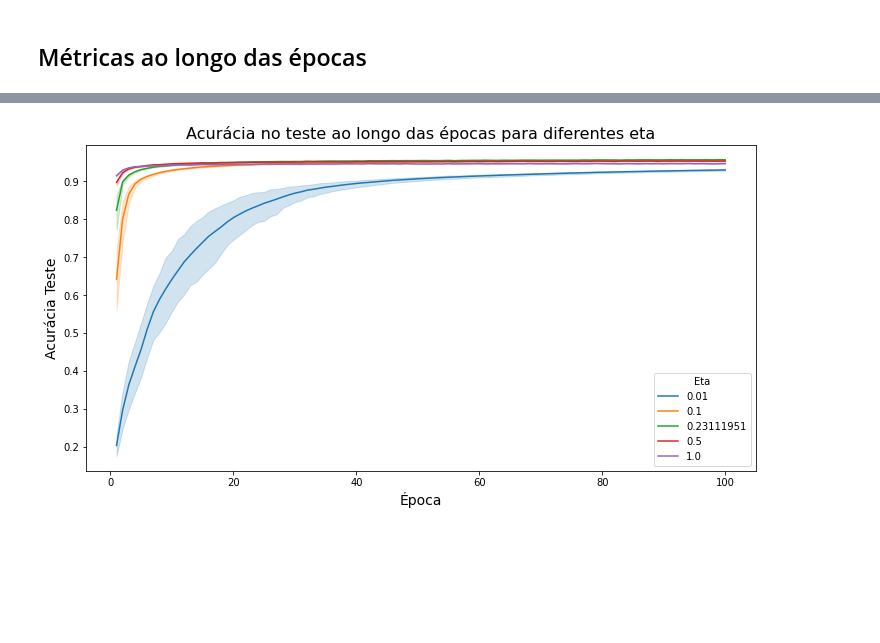
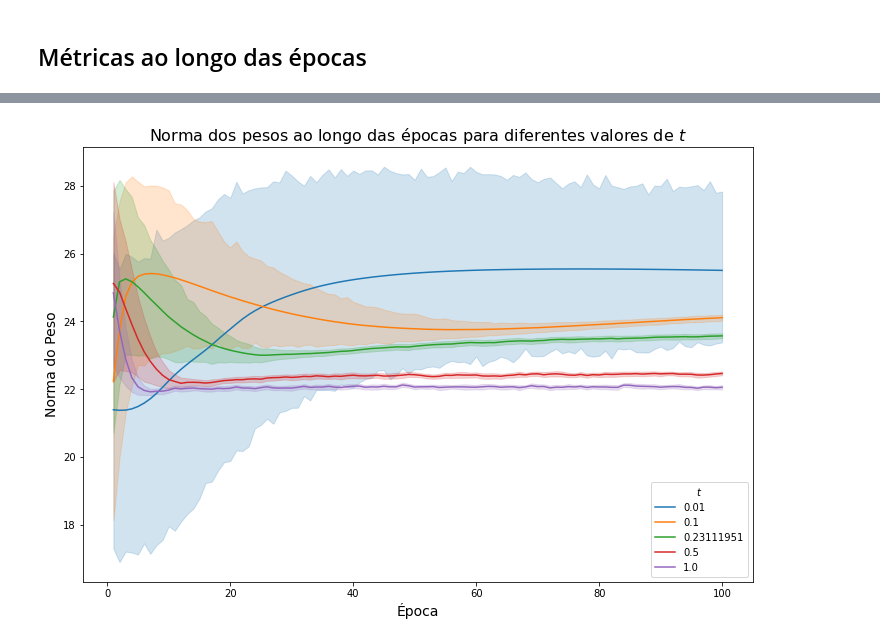
Before and after one commit to vitormgou/FDIPA-ANN, a Jupyter notebook: filtragem_resultados.ipynb, the cells around one changed output, grey strips where cells are left out. Saved outputs shown, nothing was run; the diff lists cells and outputs as text; code cells hidden in the pictures; blank space fills up the shorter version.

Commit message:
Finalização da parte de variação do tamanho do passo t

```diff
--- a/filtragem_resultados.ipynb
+++ b/filtragem_resultados.ipynb
@@ -504,10 +557,12 @@ acuracia_teste_eta_ts.sample(10)
 # %%
-plt.figure(figsize=(12, 6))
-sns.lineplot(x="epoca", y="acuracia_teste", hue='passo_inicial', data=acuracia_teste_eta_ts, palette = "tab10")
-plt.title('Acurácia no teste ao longo das épocas para diferentes eta', fontsize=16)
-plt.xlabel('Época', fontsize=14)
-plt.ylabel('Acurácia Teste', fontsize=14)
-plt.legend(title = 'Eta')
+fig = plt.figure(figsize=(12, 8))
+sns.lineplot(x="epoca", y='norma_peso', hue='passo_inicial', data=norma_peso_eta_ts, palette = "tab10")
+plt.title('Norma dos pesos ao longo das épocas para diferentes valores de $t$',fontsize=16)
+plt.xlabel("Época", fontsize=14)
+plt.ylabel("Norma do Peso", fontsize=14)
+plt.legend(title='$t$', loc='lower right')
 plt.show()
+
+fig.savefig('Plots_VariacaoEta/norma_peso.png')
 # %% [output]
-[figure, old version]
+[figure, new version]
```
Also changed, not shown: parts of 21 cells of this notebook, 8 other files.
